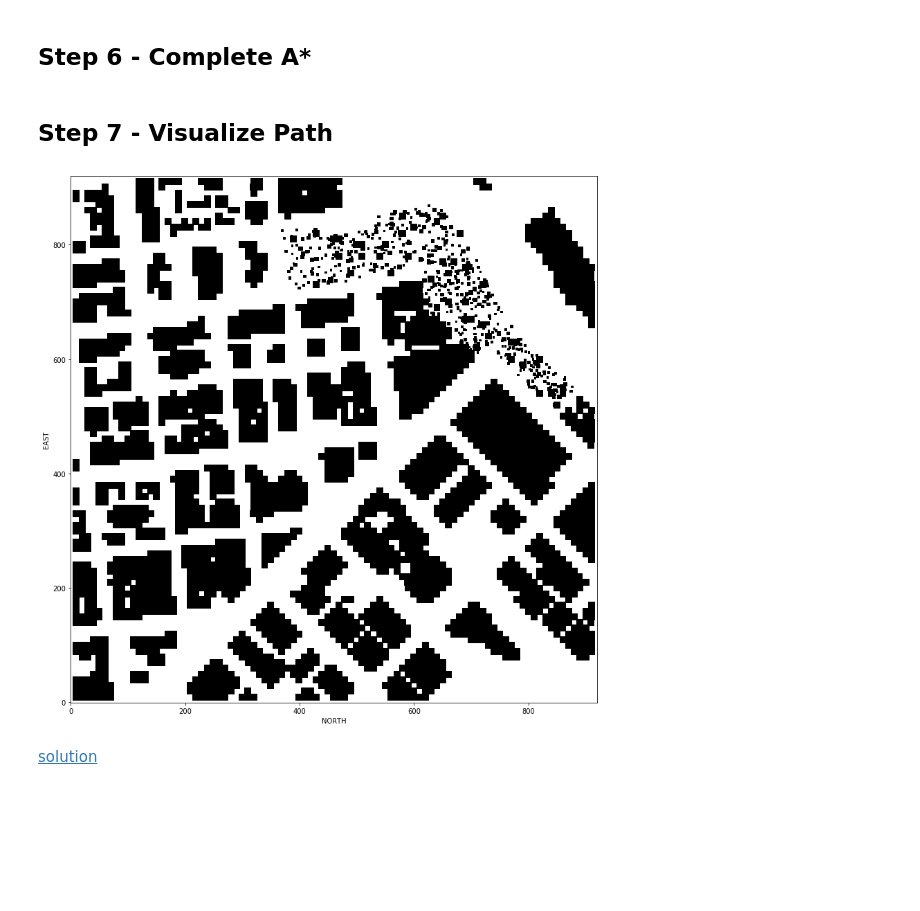
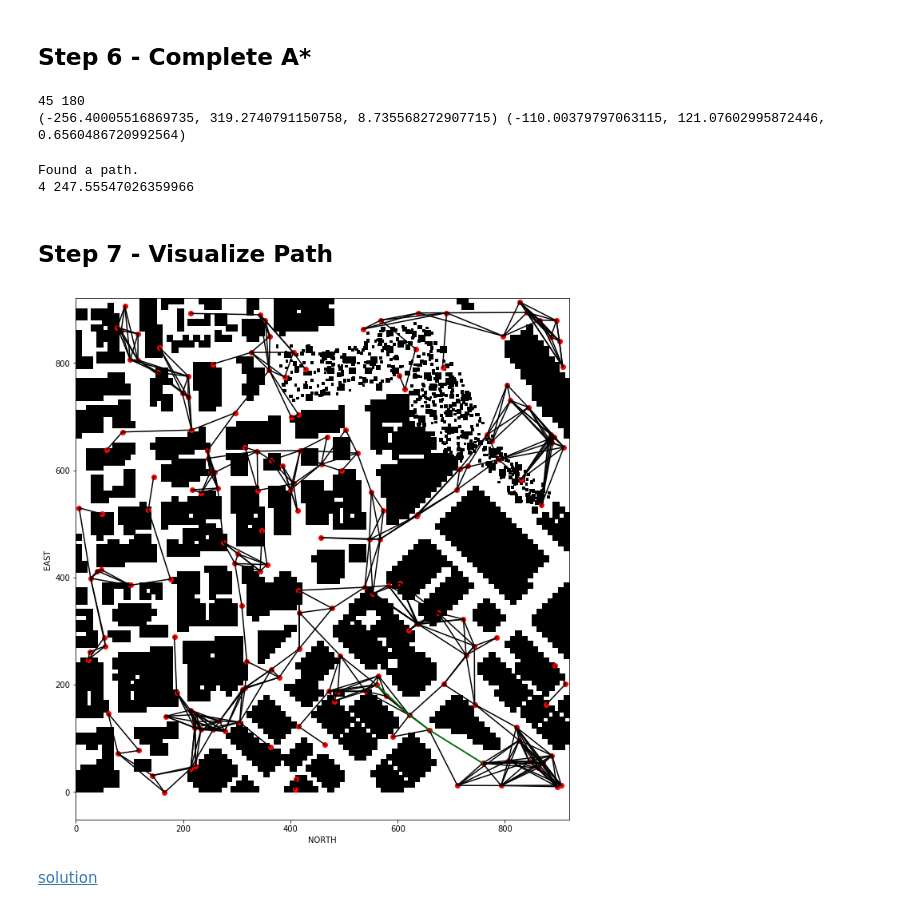
Before and after one commit to shovan777/FCND-Backyard-Flyer, a Jupyter notebook: notebooks/probabilistic_roadmap/Probabilistic-Roadmap.ipynb, the cells around one changed output. Drawn from its saved outputs; the diff is of its cells as text; code cells hidden in the pictures; blank space fills up the shorter version.

```diff
--- a/notebooks/probabilistic_roadmap/Probabilistic-Roadmap.ipynb
+++ b/notebooks/probabilistic_roadmap/Probabilistic-Roadmap.ipynb
@@ -148,6 +303,6 @@ plt.show()
 # %%
 def heuristic(n1, n2):
     # TODO: complete
-    return 0
+    return np.linalg.norm(np.array(n2) - np.array(n1))
 # %% [markdown]
 ## Step 6 - Complete A*
@@ -160,15 +359,17 @@ def a_star(graph, heuristic, start, goal):
+# %%
+start = list(g.nodes)[10]
+k = np.random.randint(len(g.nodes))
+print(k, len(g.nodes))
+goal = list(g.nodes)[k]
+print(start, goal)
+# %% [output]
+45 180
+(-256.40005516869735, 319.2740791150758, 8.735568272907715) (-110.00379797063115, 121.07602995872446, 0.6560486720992564)
+# %%
+path, cost = a_star_graph(g, heuristic, start, goal)
+print(len(path), cost)
+# %% [output]
+Found a path.
+4 247.55547026359966
 # %% [markdown]
 ## Step 7 - Visualize Path
-# %%
-fig = plt.figure()
-
-plt.imshow(grid, cmap='Greys', origin='lower')
-
-# Add code to visualize path here
-
-plt.xlabel('NORTH')
-plt.ylabel('EAST')
-
-plt.show()
-# %% [output]
-[figure, removed]
@@ -175,2 +378,30 @@ plt.show()
+# %%
+fig = plt.figure()
+
+plt.imshow(grid, cmap='Greys', origin='lower')
+
+nmin = np.min(data[:, 0])
+emin = np.min(data[:, 1])
+
+# draw nodes
+for n1 in g.nodes:
+    plt.scatter(n1[1] - emin, n1[0] - nmin, c='red')
+
+# draw edges
+for (n1, n2) in g.edges:
+    plt.plot([n1[1] - emin, n2[1] - emin], [n1[0] - nmin, n2[0] - nmin], 'black')
+
+# TODO: add code to visualize the path
+path_pairs = zip(path[:-1], path[1:])
+for (n1, n2) in path_pairs:
+    plt.plot([n1[1] - emin, n2[1] - emin], [n1[0] - nmin, n2[0] - nmin], 'green')
+
+
+plt.xlabel('NORTH')
+plt.ylabel('EAST')
+
+plt.show()
+# %% [output]
+[figure, added]
 # %% [markdown]
 [solution](/notebooks/Probabilistic-Roadmap-Solution.ipynb)
```
Also changed, not shown: parts of 22 cells of this notebook, 4 other files.
